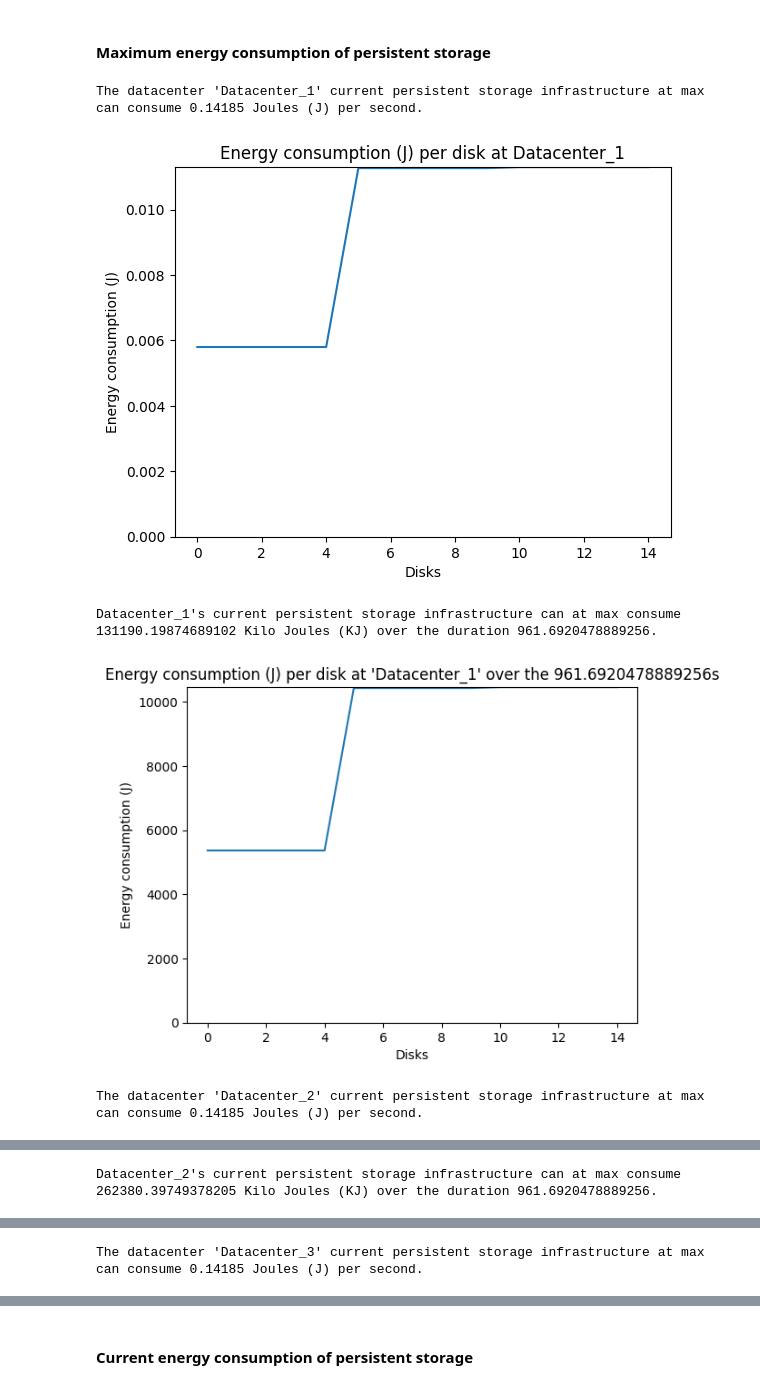
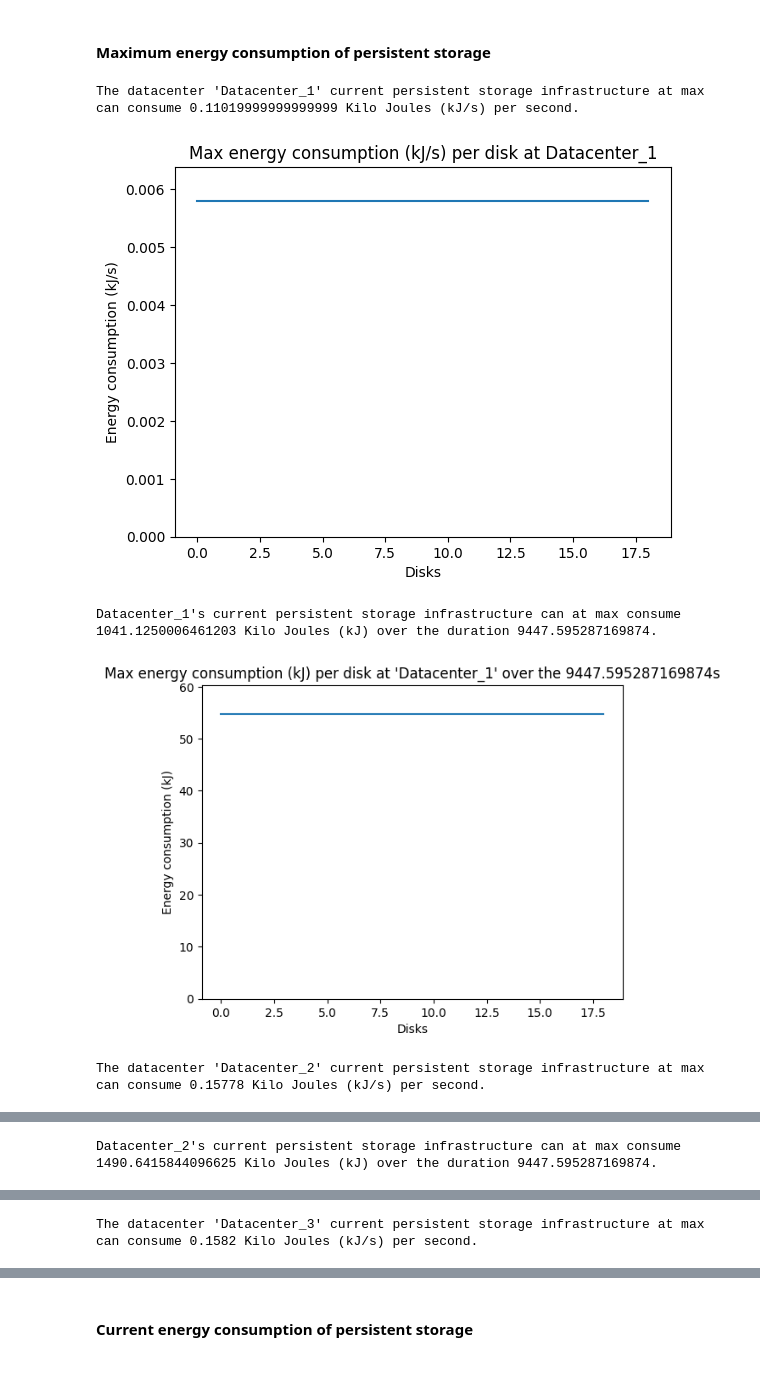
Before and after one commit to KhalidAFarah/cloud-energy-efficiency, a Jupyter notebook: evaluation/storage_utilization.ipynb, the cells around one changed output, grey strips where cells are left out. Drawn from its saved outputs; the diff is of its cells as text; code cells hidden in the pictures.

Commit message:
Extracting analysed data.

```diff
--- a/evaluation/storage_utilization.ipynb
+++ b/evaluation/storage_utilization.ipynb
@@ -4,7 +4,7 @@ import numpy as np
 import matplotlib.pyplot as plt
 import seaborn as sns
 
-dataset = pd.read_csv("../data/logfile-storage-v4.csv", delimiter=";")
+dataset = pd.read_csv("../data/logfile-storage-v5.csv", delimiter=";")
 dataset.head()
 # %% [output]
 |  | datacenter_id | datacenter_name | datacenter_storage_energy | storage_id | system | storage_capacity | ... |
@@ -32,6 +32,8 @@ max_power_consumed_per_datacenter = np.array([])
 
 duration_per_disk = np.array([])
 
+datacenter_disks = np.array([])
+
 for i in range(len(labels)):
     # max_power_per_datacenter = 0
     max_power_per_disk_per_datacenter = np.array([])
@@ -40,47 +42,51 @@ for i in range(len(labels)):
     max_power_consumed_per_disk_per_datacenter = np.array([])
 
     duration_per_disk_per_datacenter = np.array([])
+
+    disks = 0
     for _, sample in dataset[dataset['datacenter_name'] == labels[i]].iterrows():
+        disks += 1
 
         # idle_duration = 0
         # for idle_interval in sample['idle_intervals'].split(":"):
         #     if idle_interval != '':
         #         idle_duration += float(idle_interval)
 
         active_power = float(sample['active_power'])
         consumed_active_power = float(sample['active_duration']) * float(sample['active_power'])
         max_consumed_active_power = float(sample['active_power']) * float(sample['duration'])
         consumed_idle_power = (float(sample['duration']) - float(sample['active_duration'])) * float(sample['idle_power'])
         # max_power_per_datacenter += active_power
         max_power_per_disk = np.append(max_power_per_disk, active_power)
         max_power_per_disk_per_datacenter = np.append(max_power_per_disk_per_datacenter, active_power)
         max_power_consumed_per_disk = np.append(max_power_consumed_per_disk, float(sample['active_power'])*duration)
         max_power_consumed_per_disk_per_datacenter = np.append(max_power_consumed_per_disk_per_datacenter, float(sample['active_power'])*duration)
         duration_per_disk_per_datacenter = np.append(duration_per_disk_per_datacenter, sample['duration'])
     max_power_per_datacenter = np.append(max_power_per_datacenter, np.sum(max_power_per_disk_per_datacenter))
-    max_power_consumed_per_datacenter = np.append(max_power_consumed_per_datacenter, np.sum(max_power_per_disk_per_datacenter) * duration)
+    max_power_consumed_per_datacenter = np.append(max_power_consumed_per_datacenter, np.sum(max_power_consumed_per_disk_per_datacenter))
+    datacenter_disks = np.append(datacenter_disks, disks)
     # max_power += np.sum(max_power_per_disk_per_datacenter)
 
-    print(f"The datacenter '{labels[i]}' current persistent storage infrastructure at max can consume {(np.sum(max_power_per_disk_per_datacenter) * 1)/1000} Joules (J) per second.")
+    print(f"The datacenter '{labels[i]}' current persistent storage infrastructure at max can consume {(np.sum(max_power_per_disk_per_datacenter) * 1)/1000} Kilo Joules (kJ/s) per second.")
     plt.plot(np.arange(0, len(max_power_per_disk_per_datacenter)), ((max_power_per_disk_per_datacenter*1)/1000))
-    plt.ylim((0, ((max(max_power_per_disk_per_datacenter)*1)/1000)))
+    plt.ylim((0, (max(max_power_per_disk_per_datacenter) + (max(max_power_per_disk_per_datacenter) * 0.10))/1000))
     plt.xlabel("Disks")
-    plt.ylabel("Energy consumption (J)")
-    plt.title(f"Energy consumption (J) per disk at {labels[i]}")
+    plt.ylabel("Energy consumption (kJ/s)")
+    plt.title(f"Max energy consumption (kJ/s) per disk at {labels[i]}")
     plt.show()
 
-    print(f"{labels[i]}'s current persistent storage infrastructure can at max consume {(np.sum(max_power_consumed_per_datacenter) * duration)/1000} Kilo Joules (KJ) over the duration {duration}.")
-    plt.plot(np.arange(0, len(max_power_consumed_per_disk_per_datacenter)), ((max_power_consumed_per_disk_per_datacenter * duration)/1000))
-    plt.ylim((0, ((max(max_power_consumed_per_disk_per_datacenter) * duration)/1000)))
+    print(f"{labels[i]}'s current persistent storage infrastructure can at max consume {(np.sum(max_power_consumed_per_disk_per_datacenter))/1000} Kilo Joules (kJ) over the duration {duration}.")
+    plt.plot(np.arange(0, len(max_power_consumed_per_disk_per_datacenter)), ((max_power_consumed_per_disk_per_datacenter)/1000))
+    plt.ylim((0, (max(max_power_consumed_per_disk_per_datacenter) + (max(max_power_consumed_per_disk_per_datacenter) * 0.10))/1000))
     plt.xlabel("Disks")
-    plt.ylabel("Energy consumption (J)")
-    plt.title(f"Energy consumption (J) per disk at '{labels[i]}' over the {duration}s")
+    plt.ylabel("Energy consumption (kJ)")
+    plt.title(f"Max energy consumption (kJ) per disk at '{labels[i]}' over the {duration}s")
     plt.show()
 
 print(f"The cloud providers current computing infrastructure at max can consume {(np.sum(max_power_per_disk) * 1)/1000} Joules (J) per second and over a duration of {duration} consume {(np.sum(max_power_consumed_per_disk) * duration)/1000}")
 # %% [output]
-The datacenter 'Datacenter_1' current persistent storage infrastructure at max can consume 0.14185 Joules (J) per second.
+The datacenter 'Datacenter_1' current persistent storage infrastructure at max can consume 0.11019999999999999 Kilo Joules (kJ/s) per second.
-[figure, old version]
+[figure, new version]
-Datacenter_1's current persistent storage infrastructure can at max consume 131190.19874689102 Kilo Joules (KJ) over the duration 961.6920478889256.
+Datacenter_1's current persistent storage infrastructure can at max consume 1041.1250006461203 Kilo Joules (kJ) over the duration 9447.595287169874.
-[figure, old version]
+[figure, new version]
-The datacenter 'Datacenter_2' current persistent storage infrastructure at max can consume 0.14185 Joules (J) per second.
+The datacenter 'Datacenter_2' current persistent storage infrastructure at max can consume 0.15778 Kilo Joules (kJ/s) per second.
@@ -88 +94 @@ The datacenter 'Datacenter_2' current persistent storage infrastructure at max c
-Datacenter_2's current persistent storage infrastructure can at max consume 262380.39749378205 Kilo Joules (KJ) over the duration 961.6920478889256.
+Datacenter_2's current persistent storage infrastructure can at max consume 1490.6415844096625 Kilo Joules (kJ) over the duration 9447.595287169874.
@@ -90 +96 @@ Datacenter_2's current persistent storage infrastructure can at max consume 2623
-The datacenter 'Datacenter_3' current persistent storage infrastructure at max can consume 0.14185 Joules (J) per second.
+The datacenter 'Datacenter_3' current persistent storage infrastructure at max can consume 0.1582 Kilo Joules (kJ/s) per second.
```
Also changed, not shown: parts of 8 cells of this notebook.
